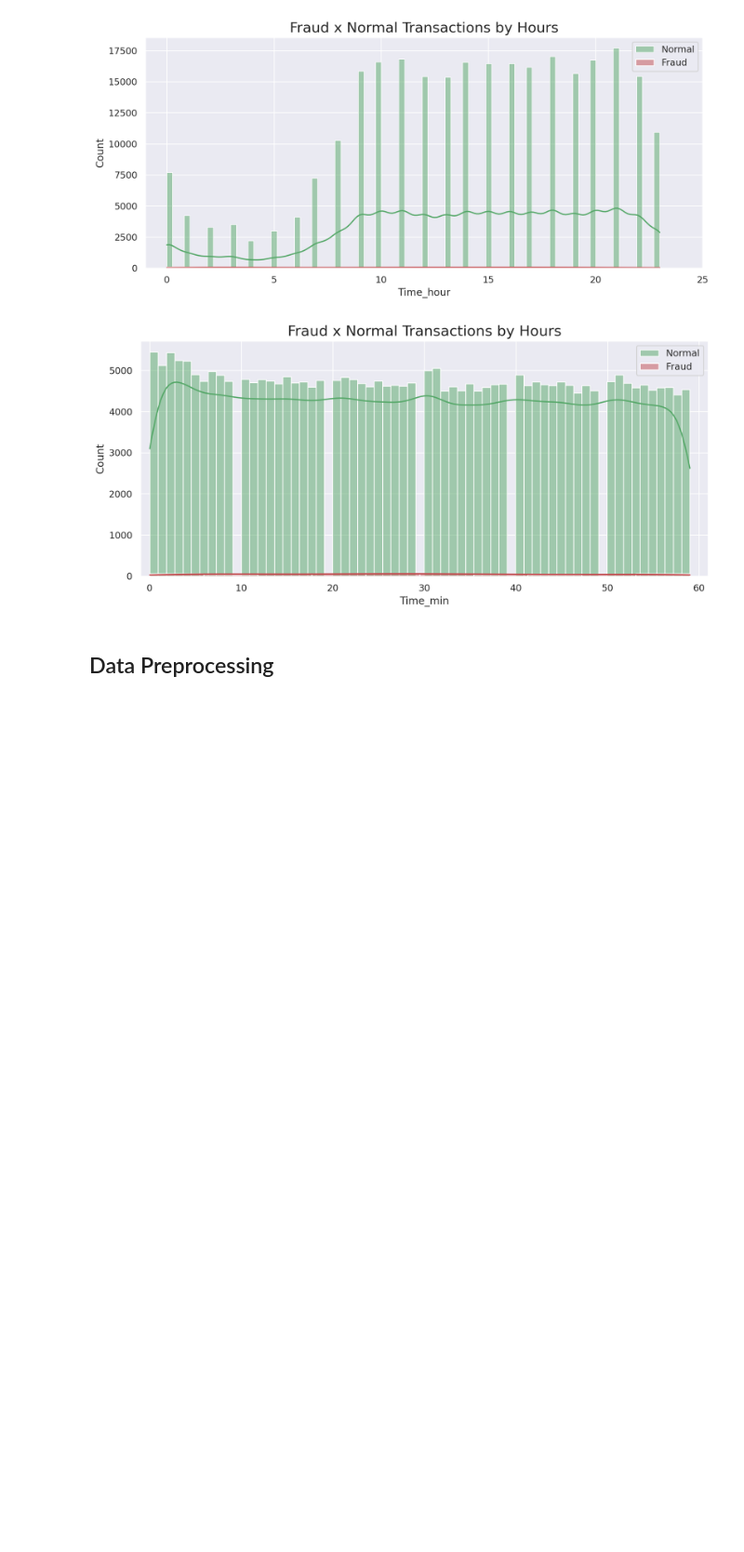
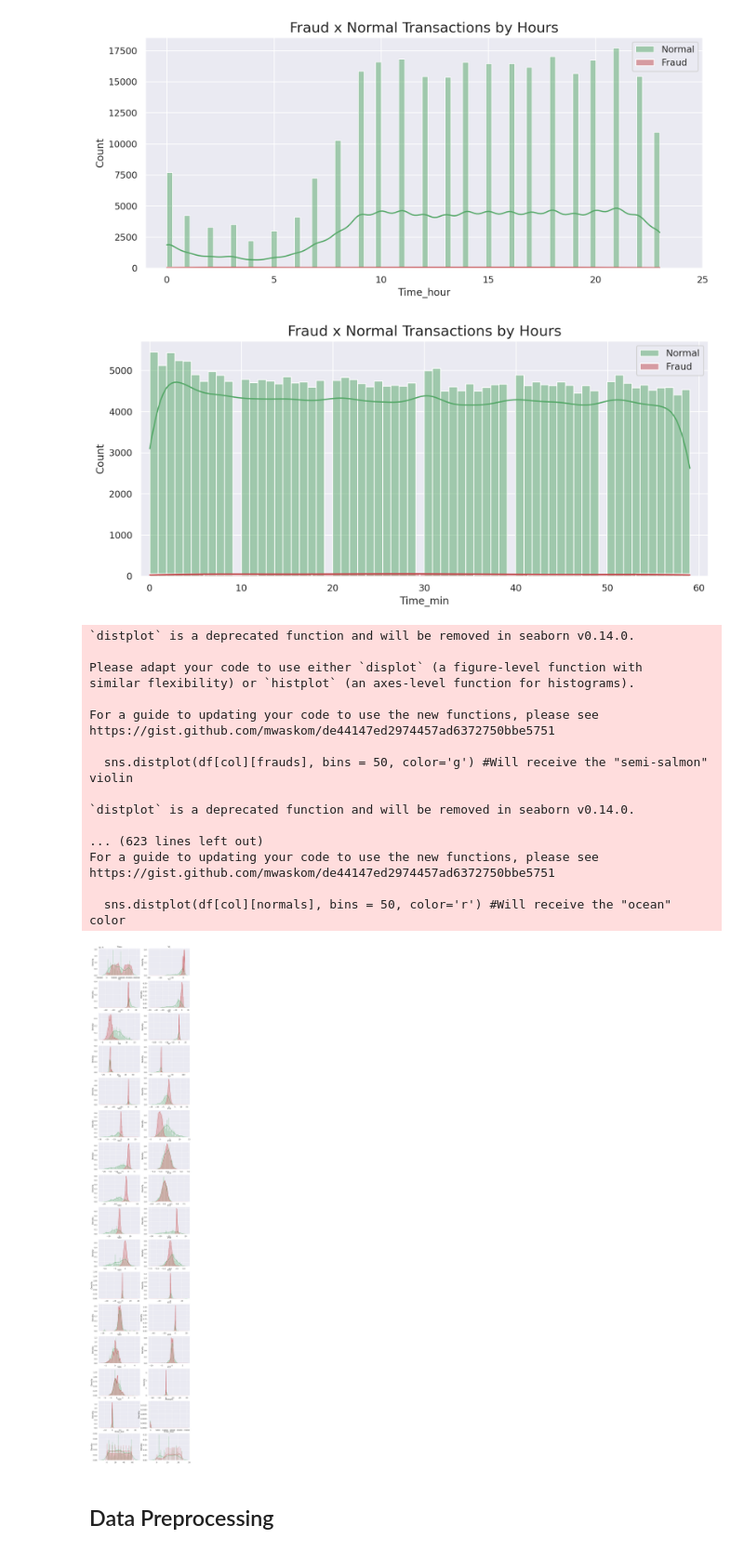
Before and after one commit to mishalkk/AnomalyQuest-Exploring-Novel-Approaches-for-Anomaly-Detection-in-Diverse-Domains, a Jupyter notebook: CrediCardAnomaly/AutoEncoder.ipynb, the cells around one changed output. Shown at 93% size. Drawn from its saved outputs; the diff is of its cells as text; code cells hidden in the pictures; blank space fills up the shorter version.

```diff
--- a/CrediCardAnomaly/AutoEncoder.ipynb
+++ b/CrediCardAnomaly/AutoEncoder.ipynb
@@ -102,6 +102,41 @@ plt.legend()
 plt.show()
 # %% [output]
 [figure]
+# %%
+import matplotlib.gridspec as gridspec # to do the grid of plots #  gridspec work same as plt.subplots
+columns  = df.iloc[:,df.columns  != 'Class'].columns
+frauds = df.Class == 1
+normals = df.Class == 0
+grid = gridspec.GridSpec(17, 2)
+plt.figure(figsize=(10,15*4))
+
+for n, col in enumerate(df[columns]):
+    ax = plt.subplot(grid[n])
+    sns.distplot(df[col][frauds], bins = 50, color='g') #Will receive the "semi-salmon" violin
+    sns.distplot(df[col][normals], bins = 50, color='r') #Will receive the "ocean" color
+    ax.set_ylabel('Density')
+    ax.set_title(str(col))
+    ax.set_xlabel('')
+plt.show()
+# %% [output]
+`distplot` is a deprecated function and will be removed in seaborn v0.14.0.
+
+Please adapt your code to use either `displot` (a figure-level function with
+similar flexibility) or `histplot` (an axes-level function for histograms).
+
+For a guide to updating your code to use the new functions, please see
+https://gist.github.com/mwaskom/de44147ed2974457ad6372750bbe5751
+
+  sns.distplot(df[col][frauds], bins = 50, color='g') #Will receive the "semi-salmon" violin
+
+`distplot` is a deprecated function and will be removed in seaborn v0.14.0.
+
+... (623 lines left out)
+For a guide to updating your code to use the new functions, please see
+https://gist.github.com/mwaskom/de44147ed2974457ad6372750bbe5751
+
+  sns.distplot(df[col][normals], bins = 50, color='r') #Will receive the "ocean" color
+[figure, added]
 # %% [markdown]
 ## Data Preprocessing
 # %% [markdown]
```
Also changed, not shown: 6 other files.
